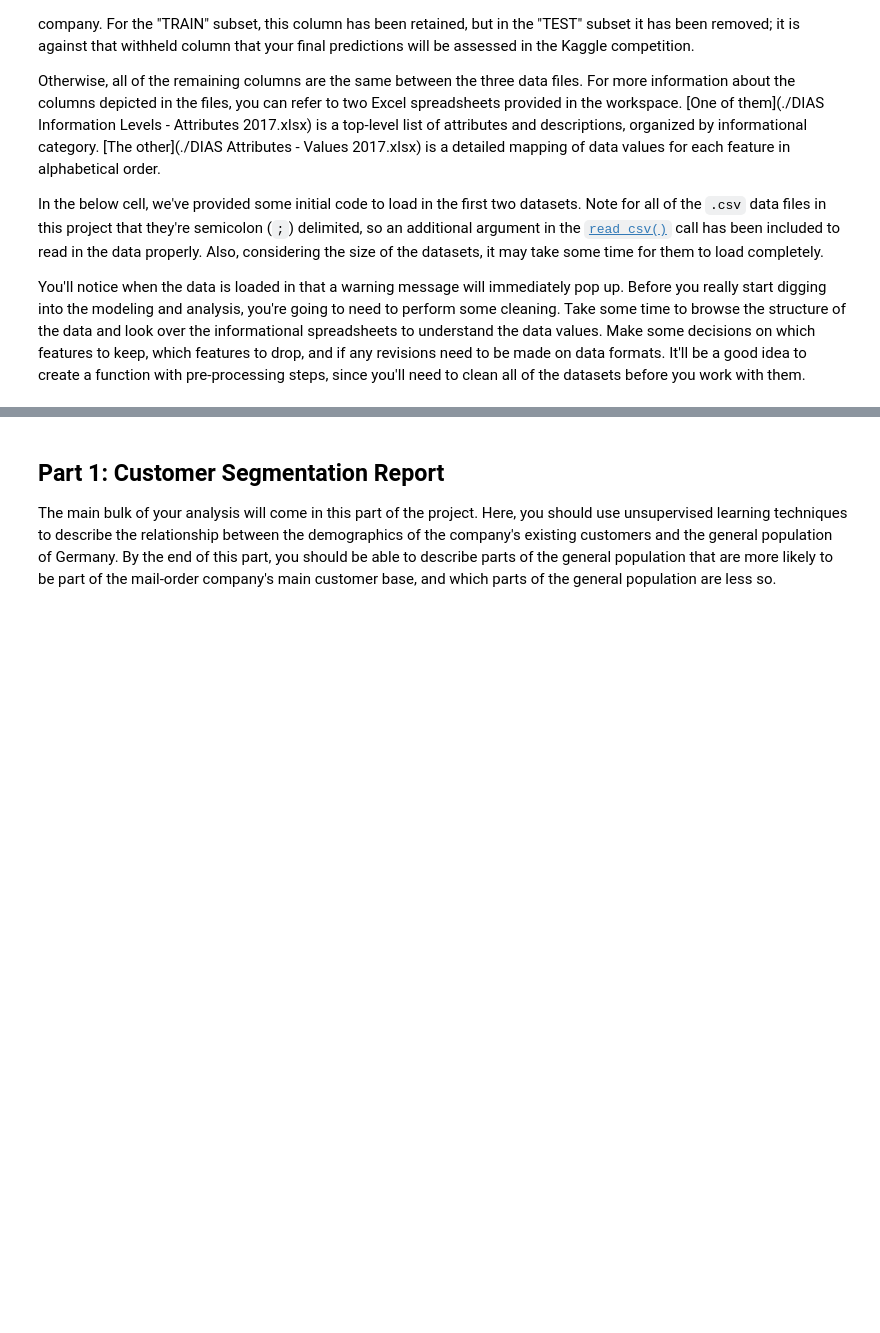
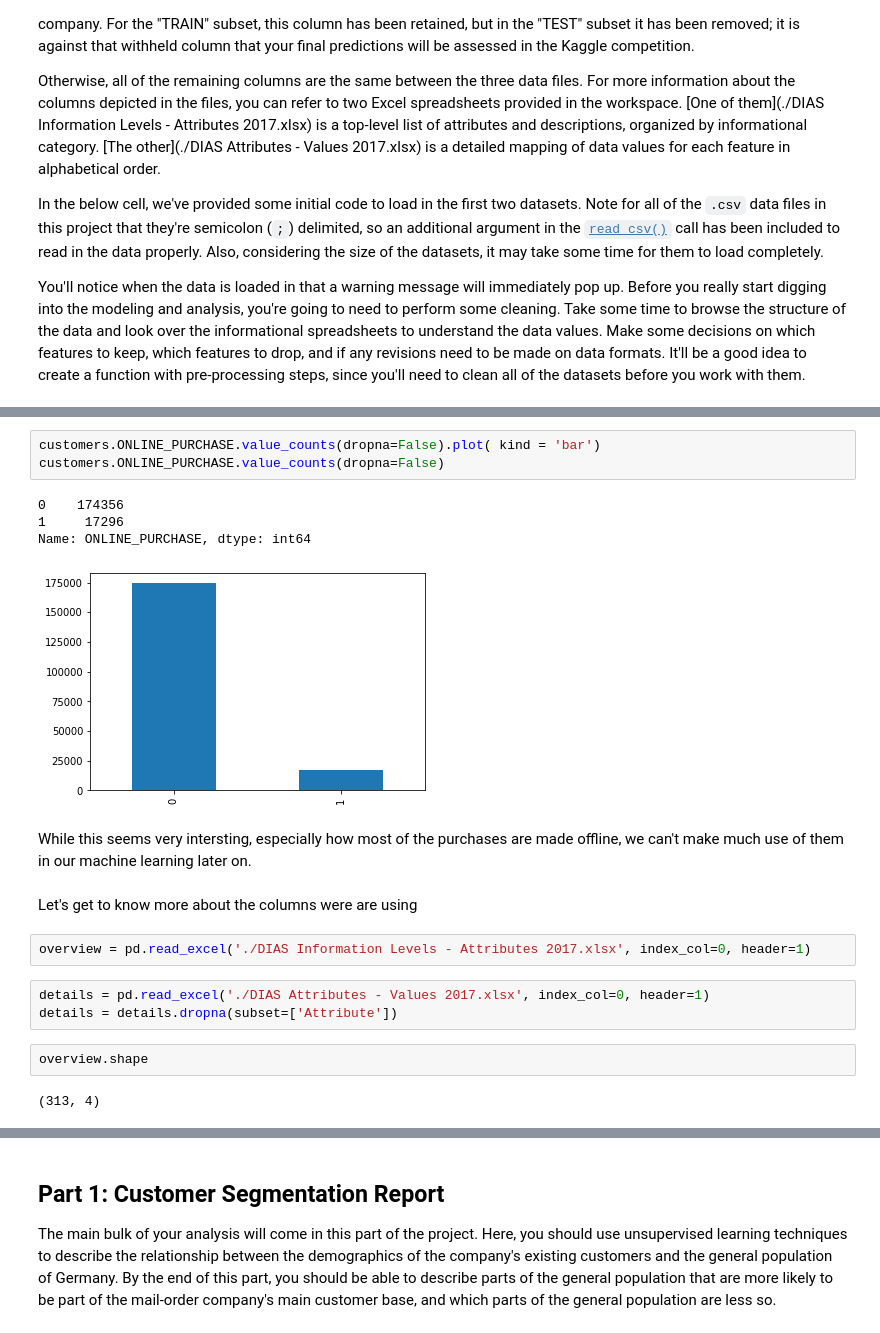
Before and after one commit to UsofData/Arvato_Capstone_Project, a Jupyter notebook: Arvato Project Workbook.ipynb, the cells around one changed output, grey strips where cells are left out. Saved outputs shown, nothing was run; the diff lists cells and outputs as text; blank space fills up the shorter version.

```diff
--- a/Arvato Project Workbook.ipynb
+++ b/Arvato Project Workbook.ipynb
@@ -99,0 +194,21 @@ customers.head()
+# %%
+customers.ONLINE_PURCHASE.value_counts(dropna=False).plot( kind = 'bar')
+customers.ONLINE_PURCHASE.value_counts(dropna=False)
+# %% [output]
+0    174356
+1     17296
+Name: ONLINE_PURCHASE, dtype: int64
+[figure, added]
+# %% [markdown]
+While this seems very intersting, especially how most of the purchases are made offline, we can't make much use of them in our machine learning later on.
+# %% [markdown]
+Let's get to know more about the columns were are using
+# %%
+overview = pd.read_excel('./DIAS Information Levels - Attributes 2017.xlsx', index_col=0, header=1)
+# %%
+details = pd.read_excel('./DIAS Attributes - Values 2017.xlsx', index_col=0, header=1)
+details = details.dropna(subset=['Attribute'])
+# %%
+overview.shape
+# %% [output]
+(313, 4)
```
Also changed, not shown: parts of 112 cells of this notebook.
